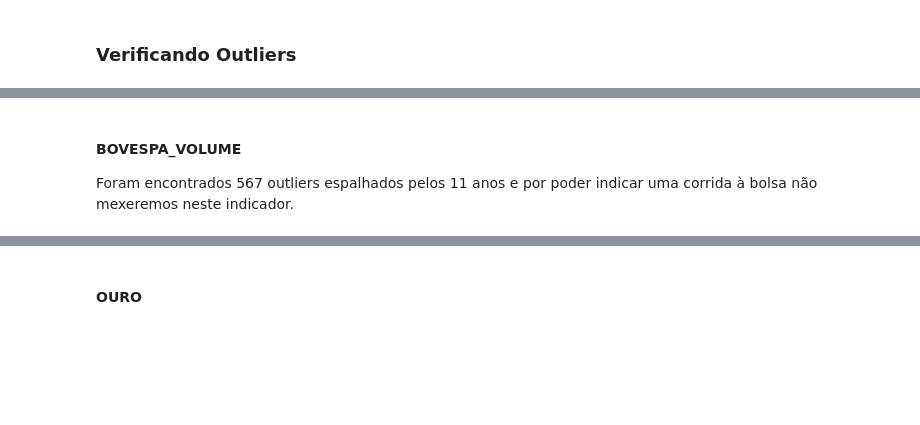
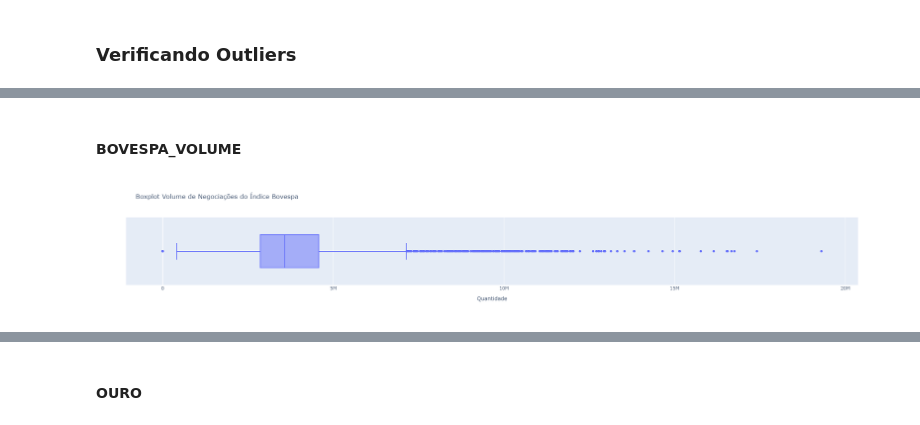
Before and after one commit to rafaelsoaresmelero/MBA_PUC, a Jupyter notebook: source/TCC MBA PUC.ipynb, the cells around one changed output, grey strips where cells are left out. Cells and saved outputs as stored; diff of their text form; code cells hidden in the pictures; blank space fills up the shorter version.

```diff
--- a/source/TCC MBA PUC.ipynb
+++ b/source/TCC MBA PUC.ipynb
@@ -477,4 +529,0 @@ df.query("BOVESPA > 100000").index.min()
-# %%
-#Mostrando o comportamento do indice BOVESPA
-sns.set(rc = {'figure.figsize':(15,5)})
-sns.lineplot(data=df, x="DATA_PREGAO", y="BOVESPA", size_order=200)
@@ -480,0 +552,4 @@ sns.lineplot(data=df, x="DATA_PREGAO", y="BOVESPA", size_order=200)
+# %%
+#Removendo os dados do pico de 2019/2020
+df = df.query("BOVESPA < 112000")
+df.query("BOVESPA > 112000").index.min(), df.query("BOVESPA > 112000").index.max()
@@ -481,5 +579,8 @@ sns.lineplot(data=df, x="DATA_PREGAO", y="BOVESPA", size_order=200)
 # %% [markdown]
 #### BOVESPA_VOLUME
-Foram encontrados 567 outliers espalhados pelos 11 anos e por poder indicar uma corrida à bolsa não mexeremos neste indicador.
 # %%
-sns.boxplot(x=df["BOVESPA_VOLUME"])
+fig = px.box(df, x="BOVESPA_VOLUME", title="Boxplot Volume de Negociações do Índice Bovespa")
+fig.update_layout(showlegend=True, xaxis_title="Quantidade")
+fig.show()
+# %% [output]
+[figure, added]
```
Also changed, not shown: parts of 65 cells of this notebook, 1 other file.
